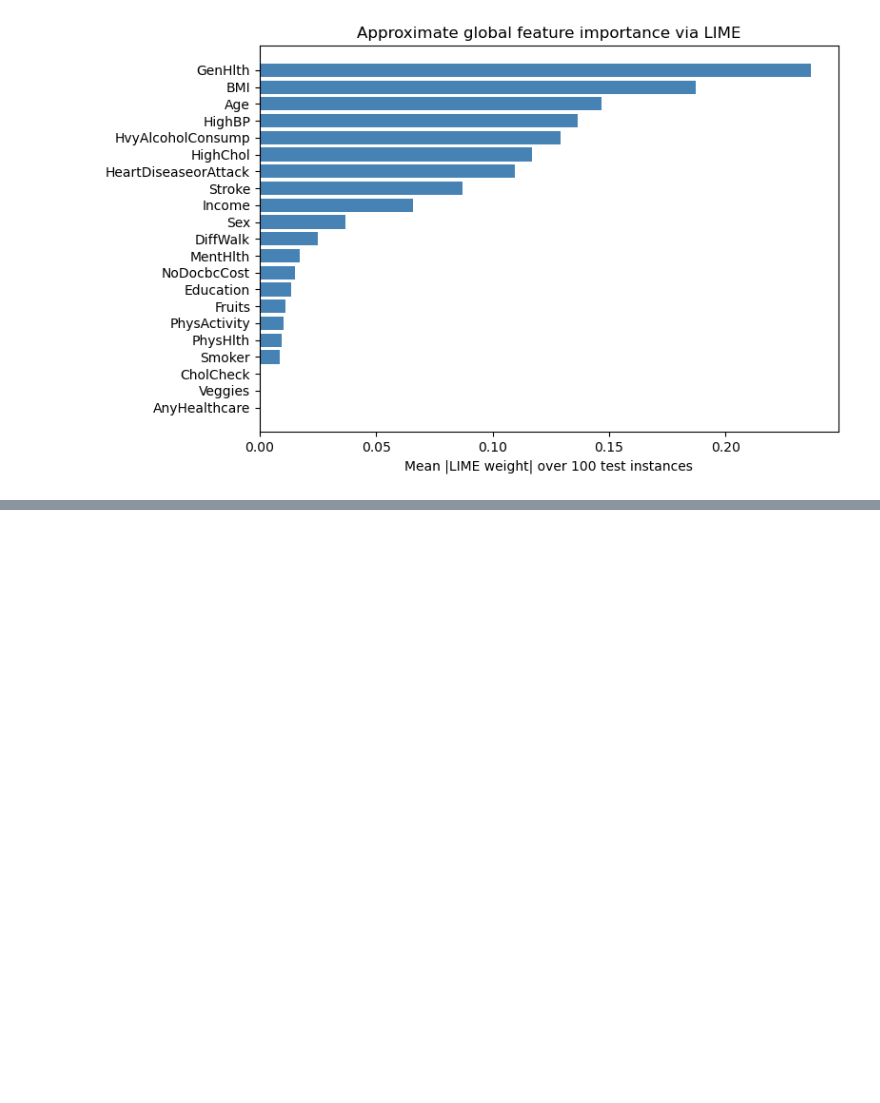
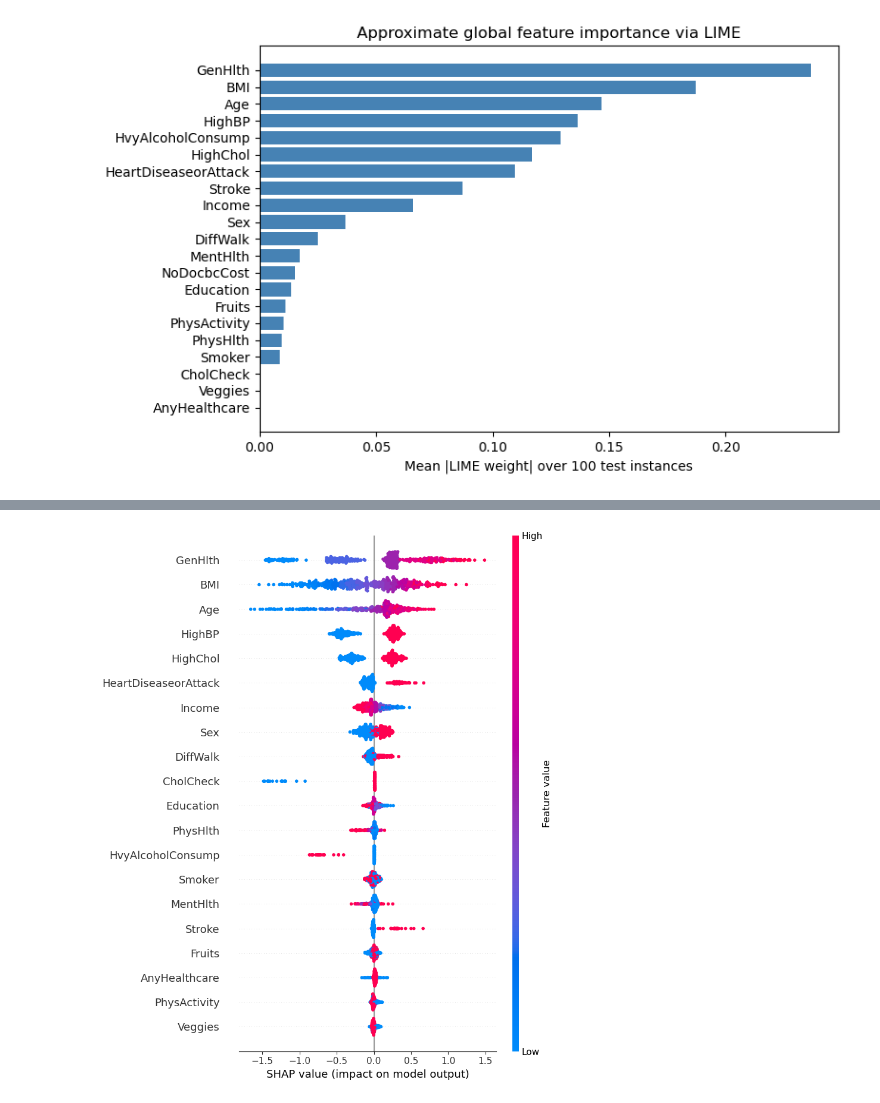
Before and after one commit to Stampe04/XAI_01, a Jupyter notebook: nn.ipynb, the cells around one changed output, grey strips where cells are left out. Cells and saved outputs as stored; diff of their text form; code cells hidden in the pictures; blank space fills up the shorter version.

```diff
--- a/nn.ipynb
+++ b/nn.ipynb
@@ -465,0 +612,4 @@ plt.show()
+# %%
+shap.summary_plot(sv_pos_all, X_test[:N_SHAP], feature_names=FEATURE_COLS)
+# %% [output]
+[figure, added]
```
Also changed, not shown: parts of 8 cells of this notebook.
